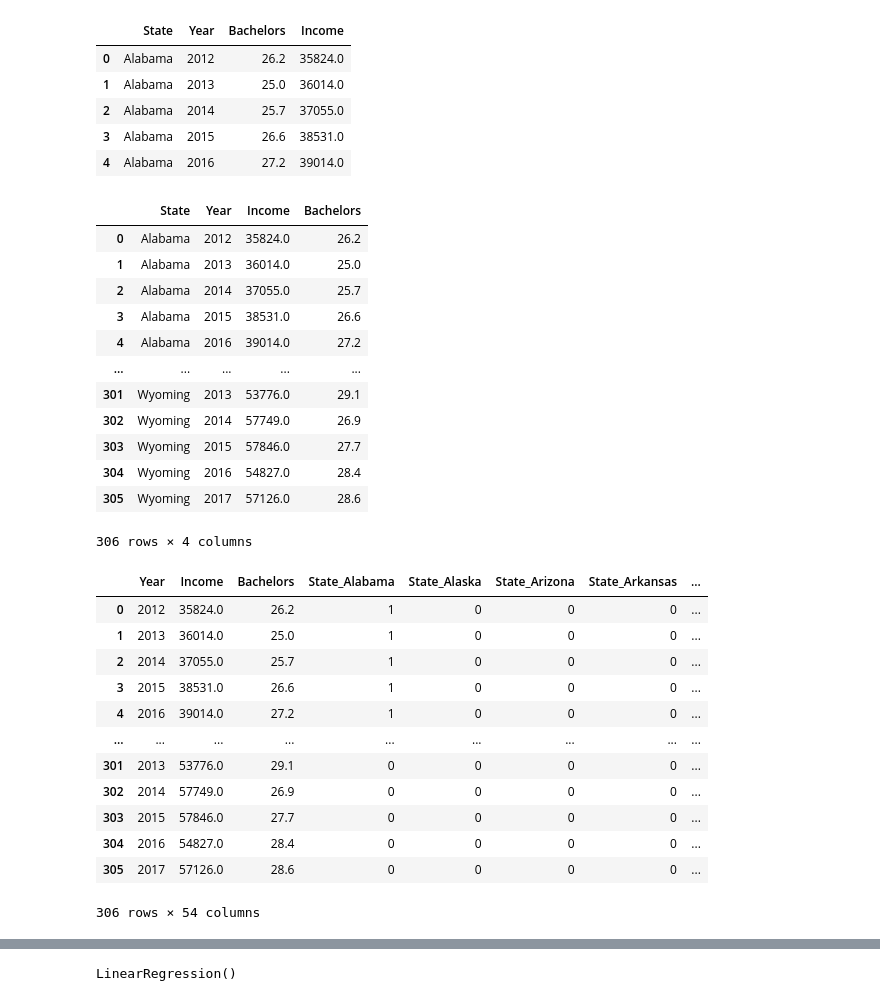
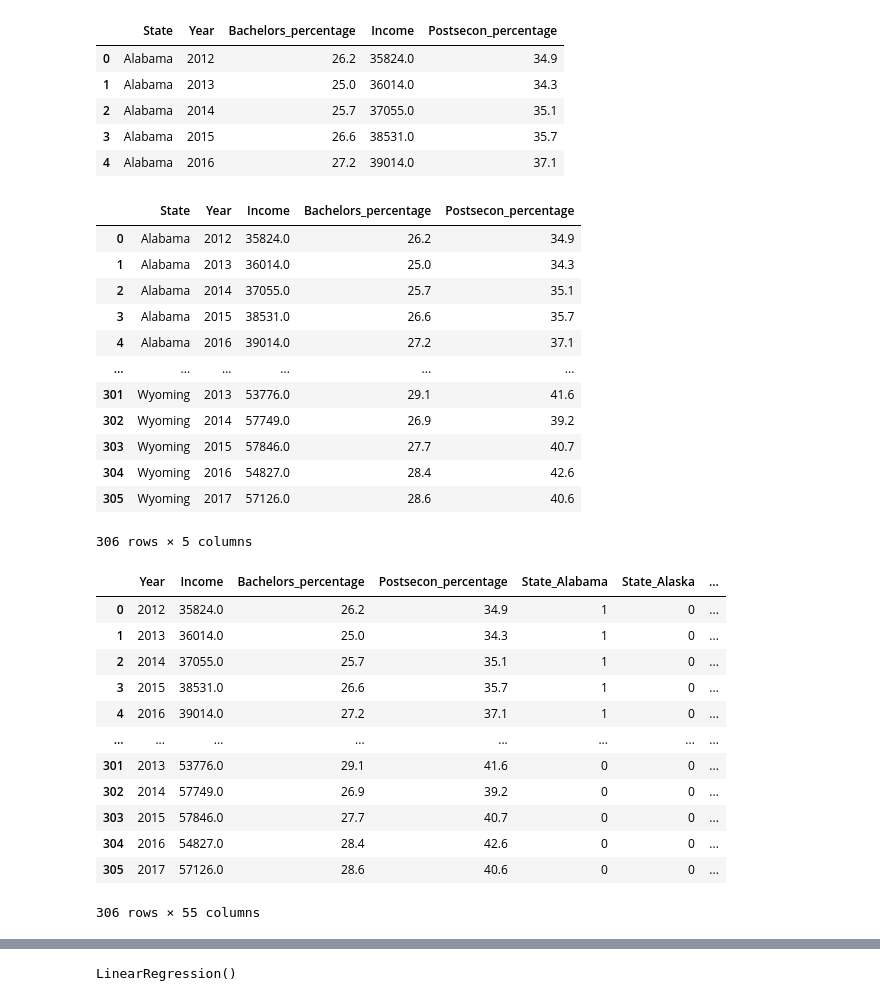
Before and after one commit to Tr3Yday30/Heartthrob, a Jupyter notebook: CleanData/Machine_Learning.ipynb, the cells around one changed output, grey strips where cells are left out. Saved outputs shown, nothing was run; the diff lists cells and outputs as text; code cells hidden in the pictures.

```diff
--- a/CleanData/Machine_Learning.ipynb
+++ b/CleanData/Machine_Learning.ipynb
@@ -11,50 +11,50 @@ from sklearn.cluster import KMeans
 import tensorflow as tf
 # %%
 # Read in the Data
-results = pd.read_csv('../CleanData/merge_bi.csv')
+results = pd.read_csv('../CleanData/merge_bip.csv')
 results.head()
 # %% [output]
-|  | State | Year | Bachelors | Income |
-| 0 | Alabama | 2012 | 26.2 | 35824.0 |
-| 1 | Alabama | 2013 | 25.0 | 36014.0 |
-| 2 | Alabama | 2014 | 25.7 | 37055.0 |
-| 3 | Alabama | 2015 | 26.6 | 38531.0 |
-| 4 | Alabama | 2016 | 27.2 | 39014.0 |
+|  | State | Year | Bachelors_percentage | Income | Postsecon_percentage |
+| 0 | Alabama | 2012 | 26.2 | 35824.0 | 34.9 |
+| 1 | Alabama | 2013 | 25.0 | 36014.0 | 34.3 |
+| 2 | Alabama | 2014 | 25.7 | 37055.0 | 35.1 |
+| 3 | Alabama | 2015 | 26.6 | 38531.0 | 35.7 |
+| 4 | Alabama | 2016 | 27.2 | 39014.0 | 37.1 |
 # %%
 #Reorder columns
-new_df=results[['State', 'Year', 'Income', 'Bachelors']]
+new_df=results[['State', 'Year', 'Income', 'Bachelors_percentage','Postsecon_percentage']]
 new_df
 # %% [output]
-|  | State | Year | Income | Bachelors |
-| 0 | Alabama | 2012 | 35824.0 | 26.2 |
-| 1 | Alabama | 2013 | 36014.0 | 25.0 |
-| 2 | Alabama | 2014 | 37055.0 | 25.7 |
-| 3 | Alabama | 2015 | 38531.0 | 26.6 |
-| 4 | Alabama | 2016 | 39014.0 | 27.2 |
-| ... | ... | ... | ... | ... |
-| 301 | Wyoming | 2013 | 53776.0 | 29.1 |
-| 302 | Wyoming | 2014 | 57749.0 | 26.9 |
-| 303 | Wyoming | 2015 | 57846.0 | 27.7 |
-| 304 | Wyoming | 2016 | 54827.0 | 28.4 |
-| 305 | Wyoming | 2017 | 57126.0 | 28.6 |
+|  | State | Year | Income | Bachelors_percentage | Postsecon_percentage |
+| 0 | Alabama | 2012 | 35824.0 | 26.2 | 34.9 |
+| 1 | Alabama | 2013 | 36014.0 | 25.0 | 34.3 |
+| 2 | Alabama | 2014 | 37055.0 | 25.7 | 35.1 |
+| 3 | Alabama | 2015 | 38531.0 | 26.6 | 35.7 |
+| 4 | Alabama | 2016 | 39014.0 | 27.2 | 37.1 |
+| ... | ... | ... | ... | ... | ... |
+| 301 | Wyoming | 2013 | 53776.0 | 29.1 | 41.6 |
+| 302 | Wyoming | 2014 | 57749.0 | 26.9 | 39.2 |
+| 303 | Wyoming | 2015 | 57846.0 | 27.7 | 40.7 |
+| 304 | Wyoming | 2016 | 54827.0 | 28.4 | 42.6 |
+| 305 | Wyoming | 2017 | 57126.0 | 28.6 | 40.6 |
-306 rows × 4 columns
+306 rows × 5 columns
 # %%
 new_df2 = pd.get_dummies(new_df, prefix=['State'], columns=['State'])
 new_df2
 # %% [output]
-|  | Year | Income | Bachelors | State_Alabama | State_Alaska | State_Arizona | State_Arkansas | ... |
-| 0 | 2012 | 35824.0 | 26.2 | 1 | 0 | 0 | 0 | ... |
-| 1 | 2013 | 36014.0 | 25.0 | 1 | 0 | 0 | 0 | ... |
-| 2 | 2014 | 37055.0 | 25.7 | 1 | 0 | 0 | 0 | ... |
-| 3 | 2015 | 38531.0 | 26.6 | 1 | 0 | 0 | 0 | ... |
-| 4 | 2016 | 39014.0 | 27.2 | 1 | 0 | 0 | 0 | ... |
-| ... | ... | ... | ... | ... | ... | ... | ... | ... |
-| 301 | 2013 | 53776.0 | 29.1 | 0 | 0 | 0 | 0 | ... |
-| 302 | 2014 | 57749.0 | 26.9 | 0 | 0 | 0 | 0 | ... |
-| 303 | 2015 | 57846.0 | 27.7 | 0 | 0 | 0 | 0 | ... |
-| 304 | 2016 | 54827.0 | 28.4 | 0 | 0 | 0 | 0 | ... |
-| 305 | 2017 | 57126.0 | 28.6 | 0 | 0 | 0 | 0 | ... |
+|  | Year | Income | Bachelors_percentage | Postsecon_percentage | State_Alabama | State_Alaska | ... |
+| 0 | 2012 | 35824.0 | 26.2 | 34.9 | 1 | 0 | ... |
+| 1 | 2013 | 36014.0 | 25.0 | 34.3 | 1 | 0 | ... |
+| 2 | 2014 | 37055.0 | 25.7 | 35.1 | 1 | 0 | ... |
+| 3 | 2015 | 38531.0 | 26.6 | 35.7 | 1 | 0 | ... |
+| 4 | 2016 | 39014.0 | 27.2 | 37.1 | 1 | 0 | ... |
+| ... | ... | ... | ... | ... | ... | ... | ... |
+| 301 | 2013 | 53776.0 | 29.1 | 41.6 | 0 | 0 | ... |
+| 302 | 2014 | 57749.0 | 26.9 | 39.2 | 0 | 0 | ... |
+| 303 | 2015 | 57846.0 | 27.7 | 40.7 | 0 | 0 | ... |
+| 304 | 2016 | 54827.0 | 28.4 | 42.6 | 0 | 0 | ... |
+| 305 | 2017 | 57126.0 | 28.6 | 40.6 | 0 | 0 | ... |
-306 rows × 54 columns
+306 rows × 55 columns
 # %%
 new_df3 = pd.get_dummies(new_df2, prefix=['Year'], columns=['Year'])
 new_df3
```
Also changed, not shown: parts of 9 cells of this notebook, 8 other files.
